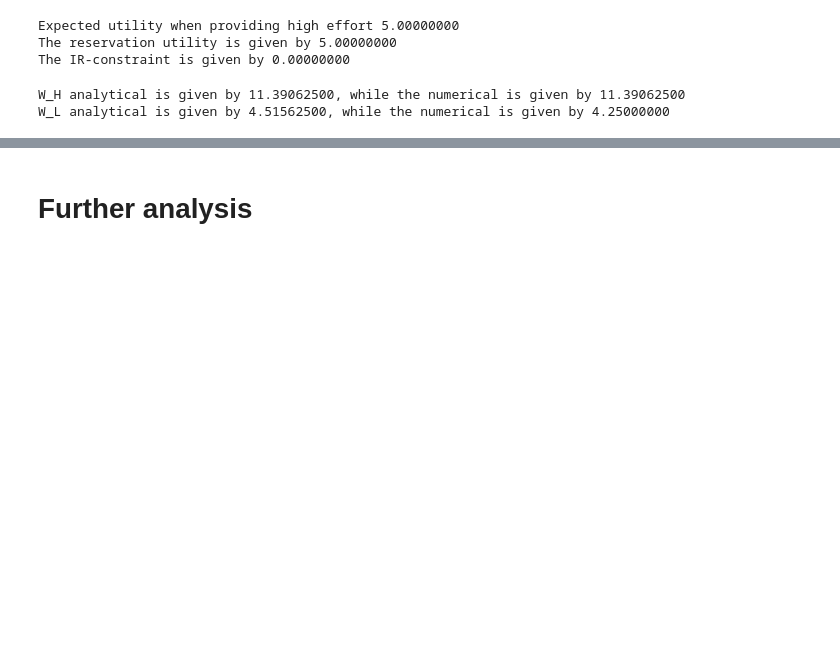
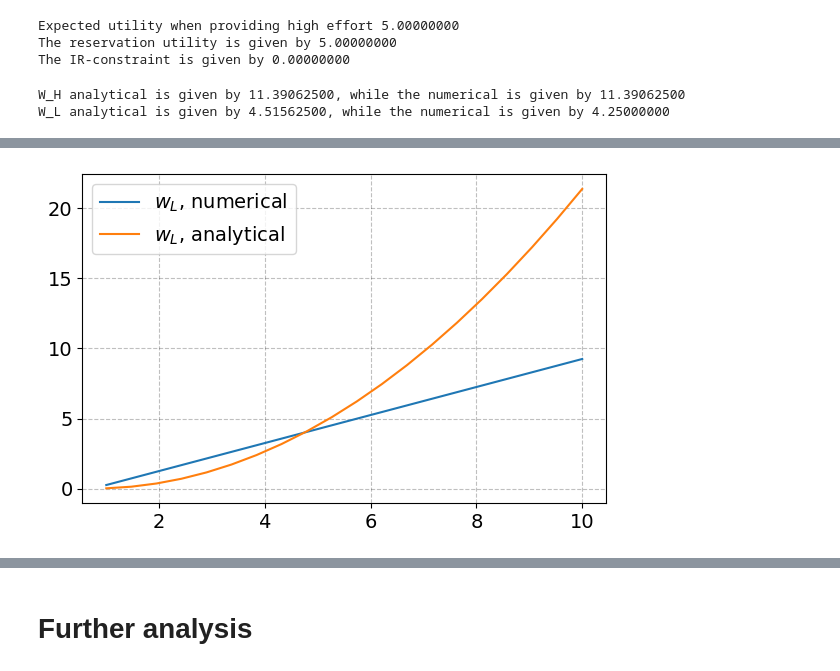
Before and after one commit to NumEconCopenhagen/projects-2023-lise-adam, a Jupyter notebook: modelproject/modelproject.ipynb, the cells around one changed output, grey strips where cells are left out. Saved outputs shown, nothing was run; the diff lists cells and outputs as text; code cells hidden in the pictures; blank space fills up the shorter version.

```diff
--- a/modelproject/modelproject.ipynb
+++ b/modelproject/modelproject.ipynb
@@ -210,0 +249,9 @@ W_L analytical is given by 4.51562500, while the numerical is given by 4.2500000
+# %%
+fig = plt.figure(figsize=(6,6/1.5))
+ax = fig.add_subplot(1,1,1)
+ax.plot(u_grid,wL_numerical_u,label=r'$w_L$, numerical')
+ax.plot(u_grid,wL_analytical_u, label=r'$w_L$, analytical')
+ax.legend(frameon=True)
+fig.tight_layout()
+# %% [output]
+[figure, added]
```
Also changed, not shown: parts of 8 cells of this notebook, 1 other file.
